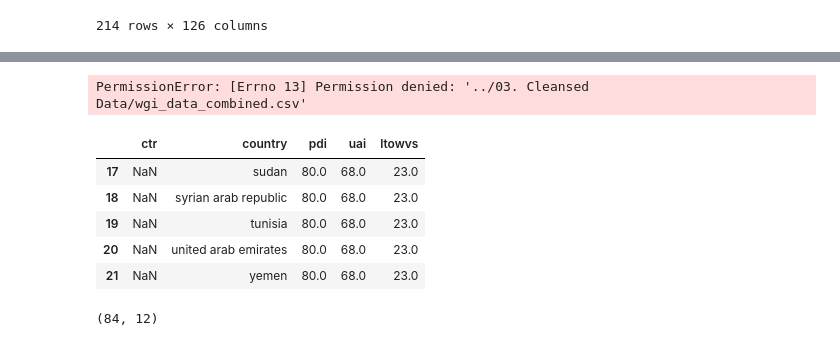
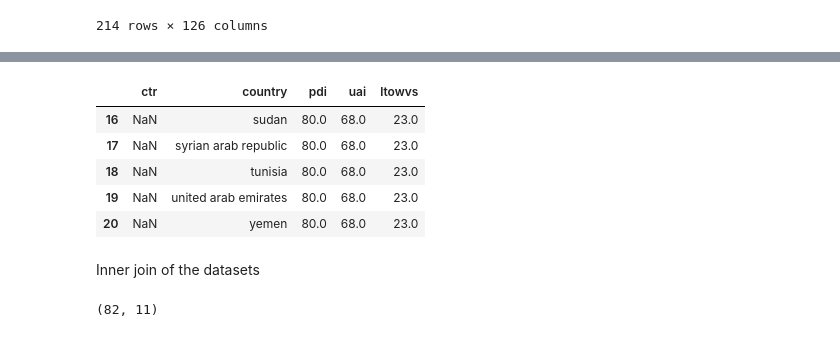
Before and after one commit to victorwctsang/jvmk-datathon2020, a Jupyter notebook: 04. Code/wgi_data_exploration.ipynb, the cells around one changed output, grey strips where cells are left out. Drawn from its saved outputs; the diff is of its cells as text; code cells hidden in the pictures.

Commit message:
data joining code

```diff
--- a/04. Code/wgi_data_exploration.ipynb
+++ b/04. Code/wgi_data_exploration.ipynb
@@ -50,44 +52,45 @@ full_dataset_2019.head()
 | 3 | angola | AGO | -0.777283 | -0.311101 | -1.117144 | -0.893871 | ... |
 | 4 | anguilla | AIA | NaN | 1.367357 | 0.815824 | 0.846231 | ... |
 # %%
-full_dataset_2019.to_csv("../03. Cleansed Data/wgi_data_combined.csv")
+# full_dataset_2019.to_csv("../03. Cleansed Data/wgi_data_combined.csv")
-# %% [output]
-PermissionError: [Errno 13] Permission denied: '../03. Cleansed Data/wgi_data_combined.csv'
 # %%
 #data cleaning
 hofstede_data = pd.read_excel (r'../02. Source Data/01 Suggested/Hofstede national culture dimensions (2015)/6-dimensions-for-website-2015-08-16.xls')
 #drop NA', 'can't really replace NA with any number e.g. 0 as the indexes are sliding scales and 0 would essentially mean '0/100' as a score
 hofstede_data = hofstede_data.dropna()
 hofstede_data = hofstede_data.reset_index(drop=True)
 #dropping irrelevant indicies
 hofstede_data = hofstede_data.drop(['idv', 'mas','ivr'], axis=1)
-arab_countries = ['Algeria', 'Bahrain', 'Comoros', 'Djibouti', 'Egypt', 'Iraq', 'Jordan', 'Kuwait', 'Lebanon', 'Libya', 'Morocco', 'Mauritania', 'Oman', 'Palestine', 'Qatar', 'Saudi Arabia', 'Somalia', 'Sudan', 'Syrian arab rep', 'Tunisia', 'United Arab Emirates','Yemen']
+arab_countries = ['Algeria', 'Bahrain', 'Comoros', 'Djibouti', 'Egypt', 'Iraq', 'Jordan', 'Kuwait', 'Lebanon', 'Libya', 'Mauritania', 'Oman', 'Palestine', 'Qatar', 'Saudi Arabia', 'Somalia', 'Sudan', 'Syrian arab rep', 'Tunisia', 'United Arab Emirates','Yemen']
 arab_pdi = [80.0]*len(arab_countries)
 arab_uai = [68.0]*len(arab_countries)
 arab_ltowvs = [23.0]*len(arab_countries)
 arab_df = pd.DataFrame({'country': arab_countries,
                         'pdi': arab_pdi,
                         'uai': arab_uai,
                         'ltowvs': arab_ltowvs})
 hofstede_data = hofstede_data.append(arab_df)
 hofstede_data['country'] = hofstede_data['country'].str.lower()
 hofstede_data['country'] = hofstede_data['country'].str.replace(' rep', ' republic')
 hofstede_data = hofstede_data.replace({'country': {'u.s.a.': 'united states',
                                                             'great britain': 'united kingdom',
-                                                            'korea south': 'korea'}})
-hofstede_data.to_csv("../03. Cleansed Data/hofstede.csv")
+                                                            'korea south': 'south korea'}})
+# hofstede_data.to_csv("../03. Cleansed Data/hofstede.csv")
 hofstede_data.tail()
 # %% [output]
 |  | ctr | country | pdi | uai | ltowvs |
-| 17 | NaN | sudan | 80.0 | 68.0 | 23.0 |
-| 18 | NaN | syrian arab republic | 80.0 | 68.0 | 23.0 |
-| 19 | NaN | tunisia | 80.0 | 68.0 | 23.0 |
-| 20 | NaN | united arab emirates | 80.0 | 68.0 | 23.0 |
-| 21 | NaN | yemen | 80.0 | 68.0 | 23.0 |
+| 16 | NaN | sudan | 80.0 | 68.0 | 23.0 |
+| 17 | NaN | syrian arab republic | 80.0 | 68.0 | 23.0 |
+| 18 | NaN | tunisia | 80.0 | 68.0 | 23.0 |
+| 19 | NaN | united arab emirates | 80.0 | 68.0 | 23.0 |
+| 20 | NaN | yemen | 80.0 | 68.0 | 23.0 |
+# %% [markdown]
+Inner join of the datasets
 # %%
 common = hofstede_data.merge(full_dataset_2019,on=['country'])
-common.shape
+common = common.drop('ctr_x', axis=1)
+print(common.shape)
 # %% [output]
-(84, 12)
+(82, 11)
 # %%
 common.to_csv('../03. Cleansed Data/cultural_and_governance.csv')
```
Also changed, not shown: parts of 7 cells of this notebook.
